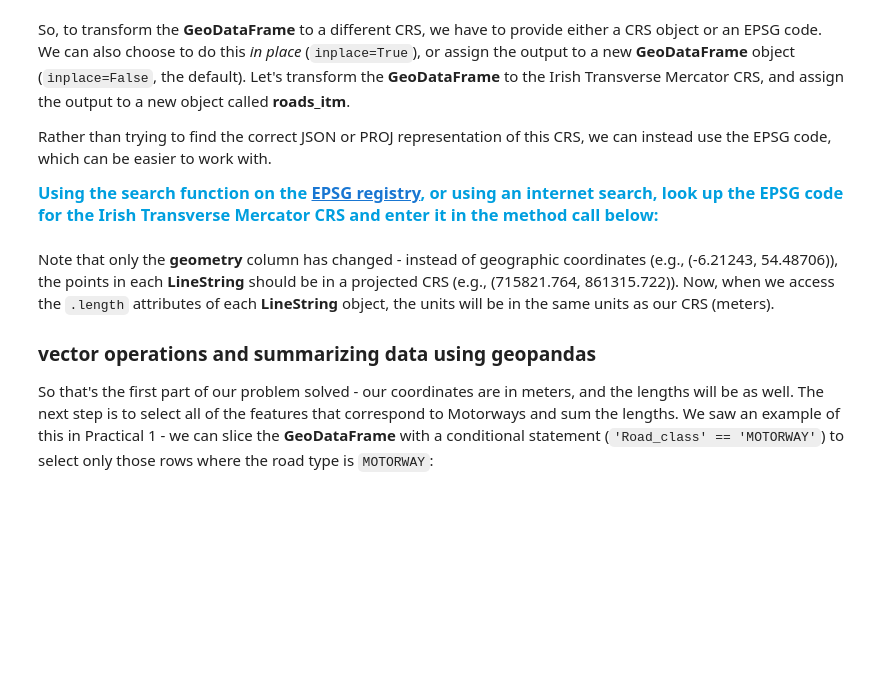
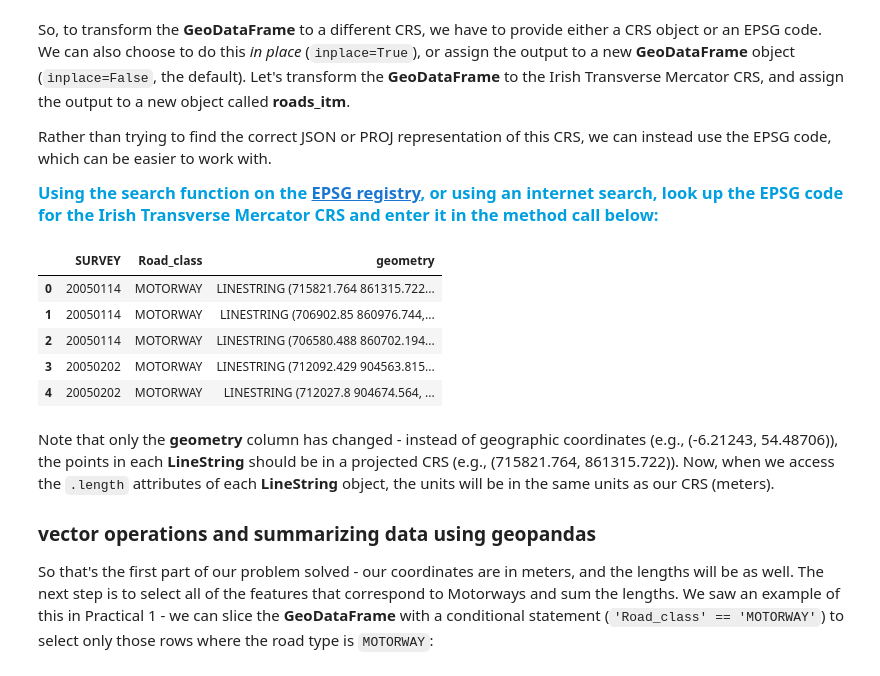
Before and after one commit to tenerk/egm722, a Jupyter notebook: Week3/VectorData.ipynb, the cells around one changed output. Saved outputs shown, nothing was run; the diff lists cells and outputs as text; code cells hidden in the pictures; blank space fills up the shorter version.

```diff
--- a/Week3/VectorData.ipynb
+++ b/Week3/VectorData.ipynb
@@ -267,9 +419,16 @@ Rather than trying to find the correct JSON or PROJ representation of this CRS,
 
 <span style="color:#009fdf;font-size:1.1em;font-weight:bold">Using the search function on the [EPSG registry](https://epsg.org/search/by-name), or using an internet search, look up the EPSG code for the Irish Transverse Mercator CRS and enter it in the method call below:</span>
 # %%
-roads_itm = roads.to_crs(epsg=XX) # replace XX with the correct EPSG code for Irish Transverse Mercator
+roads_itm = roads.to_crs(epsg=2157) # replace XX with the correct EPSG code for Irish Transverse Mercator
 
 roads_itm.head()
+# %% [output]
+|  | SURVEY | Road_class | geometry |
+| 0 | 20050114 | MOTORWAY | LINESTRING (715821.764 861315.722... |
+| 1 | 20050114 | MOTORWAY | LINESTRING (706902.85 860976.744,... |
+| 2 | 20050114 | MOTORWAY | LINESTRING (706580.488 860702.194... |
+| 3 | 20050202 | MOTORWAY | LINESTRING (712092.429 904563.815... |
+| 4 | 20050202 | MOTORWAY | LINESTRING (712027.8 904674.564, ... |
 # %% [markdown]
 Note that only the **geometry** column has changed - instead of geographic coordinates (e.g., (-6.21243, 54.48706)), the points in each **LineString** should be in a projected CRS (e.g., (715821.764, 861315.722)). Now, when we access the `.length` attributes of each **LineString** object, the units will be in the same units as our CRS (meters).
 
```
Also changed, not shown: parts of 47 cells of this notebook, 3 other files.
